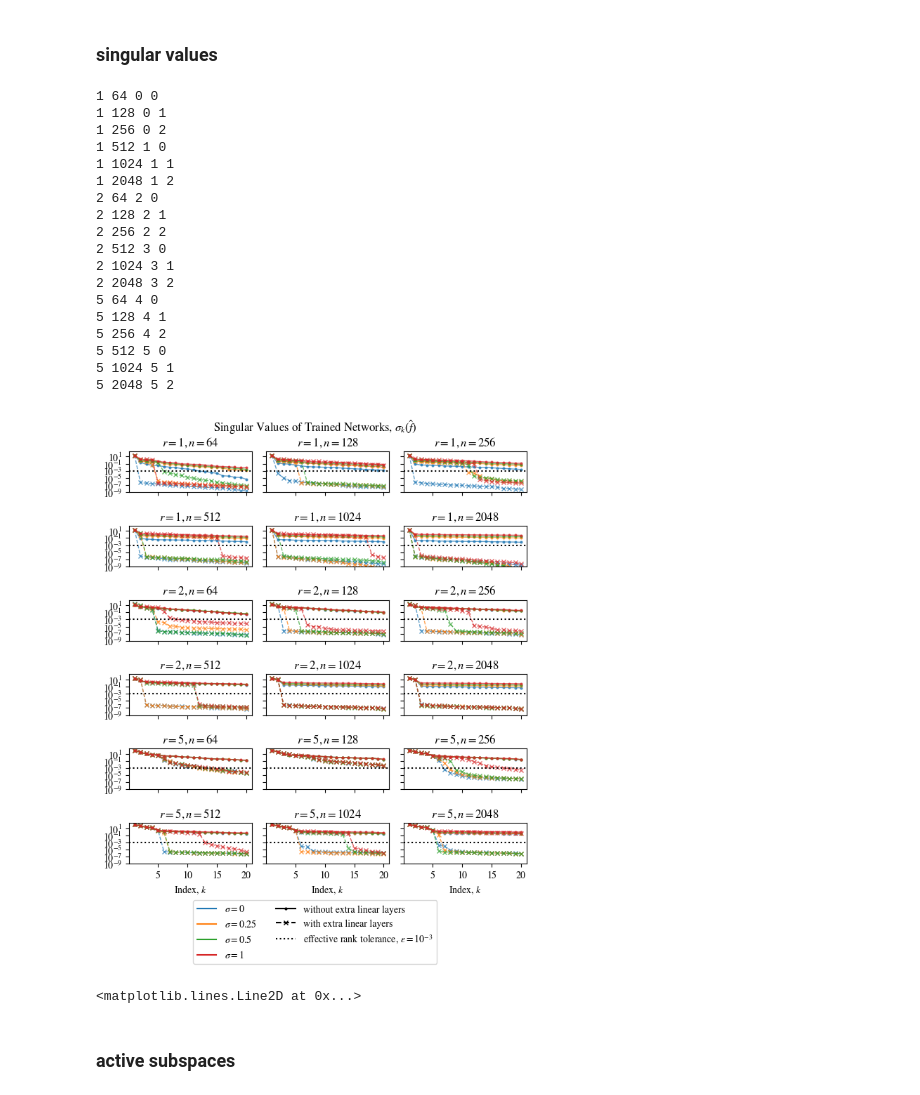
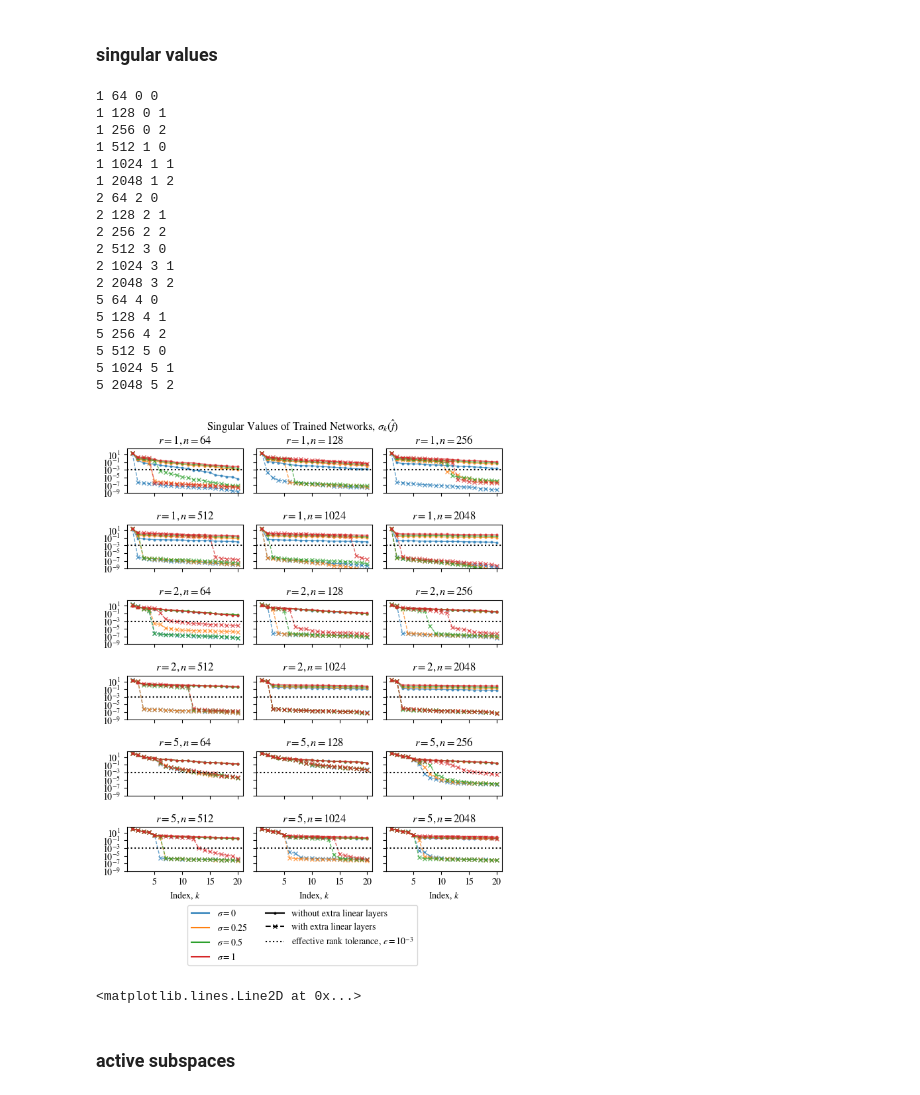
Before and after one commit to suzannastep/linear_layers_experiments, a Jupyter notebook: figs/plotting_results.ipynb, the cells around one changed output. Drawn from its saved outputs; the diff is of its cells as text; code cells hidden in the pictures.

Commit message:
slightly taller singular value plot

```diff
--- a/figs/plotting_results.ipynb
+++ b/figs/plotting_results.ipynb
@@ -463,7 +463,7 @@ handles += [
 handles += [Line2D([0], [0], color='k', ls=':', label=r"effective rank tolerance, $\varepsilon = 10^{-3}$")]
 
 ranktol = 1e-3
-f, ax = plt.subplots(nrows=len(res.r.unique())*2, ncols=3, sharex=True, sharey=True, figsize=(columnwidth,7))#,5.75))
+f, ax = plt.subplots(nrows=len(res.r.unique())*2, ncols=3, sharex=True, sharey=True, figsize=(columnwidth,7.5))#,5.75))
 for rnum,r in enumerate(res.r.unique()):
     for nnum,n in enumerate(res.n.unique()):
         row = 2*rnum + nnum // 3
@@ -487,34 +487,34 @@ for rnum,r in enumerate(res.r.unique()):
         ax[row,col].set_xticks(list(range(4,20,5)),list(range(5,21,5)))
         ax[0,0].set_yticks([10**p for p in range(-9,3,2)])
         ax[row,col].set_title(rf"$r={r},n={n}$")
         ax[-1,col].set_xlabel(rf"Index, $k$")
         ax[row,col].set_ylim(10**(-9),10**(2.5))
 f.legend(handles=handles, ncol=2, loc = 'upper center', bbox_to_anchor=(0.5,0.01))
 plt.suptitle(r"Singular Values of Trained Networks, $\sigma_k(\hat{f})$")
 plt.tight_layout(pad=0.5,h_pad=1.08, w_pad=1.08)
 plt.savefig(job_name+f"_labelnoise_sv.pdf",dpi=300, bbox_inches='tight')
 plt.show()
 handles.pop()
 # %% [output]
 1 64 0 0
 1 128 0 1
 1 256 0 2
 1 512 1 0
 1 1024 1 1
 1 2048 1 2
 2 64 2 0
 2 128 2 1
 2 256 2 2
 2 512 3 0
 2 1024 3 1
 2 2048 3 2
 5 64 4 0
 5 128 4 1
 5 256 4 2
 5 512 5 0
 5 1024 5 1
 5 2048 5 2
-[figure, old version]
+[figure, new version]
 <matplotlib.lines.Line2D at 0x...>
 # %% [markdown]
 ### active subspaces
```
Also changed, not shown: 14 other files.
